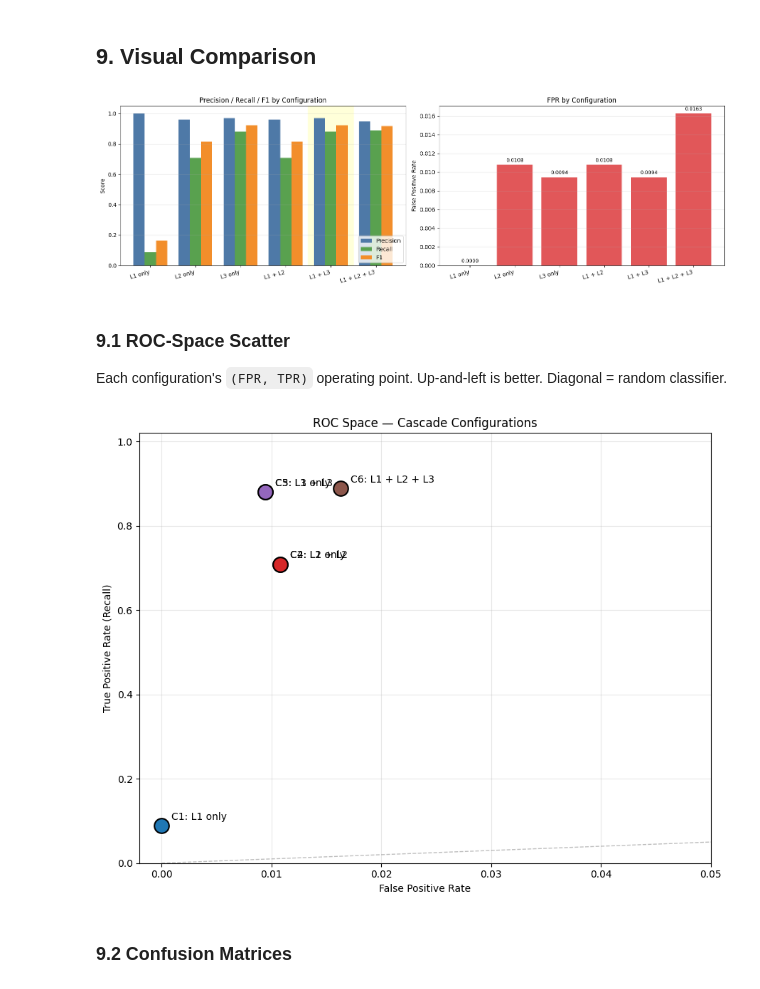
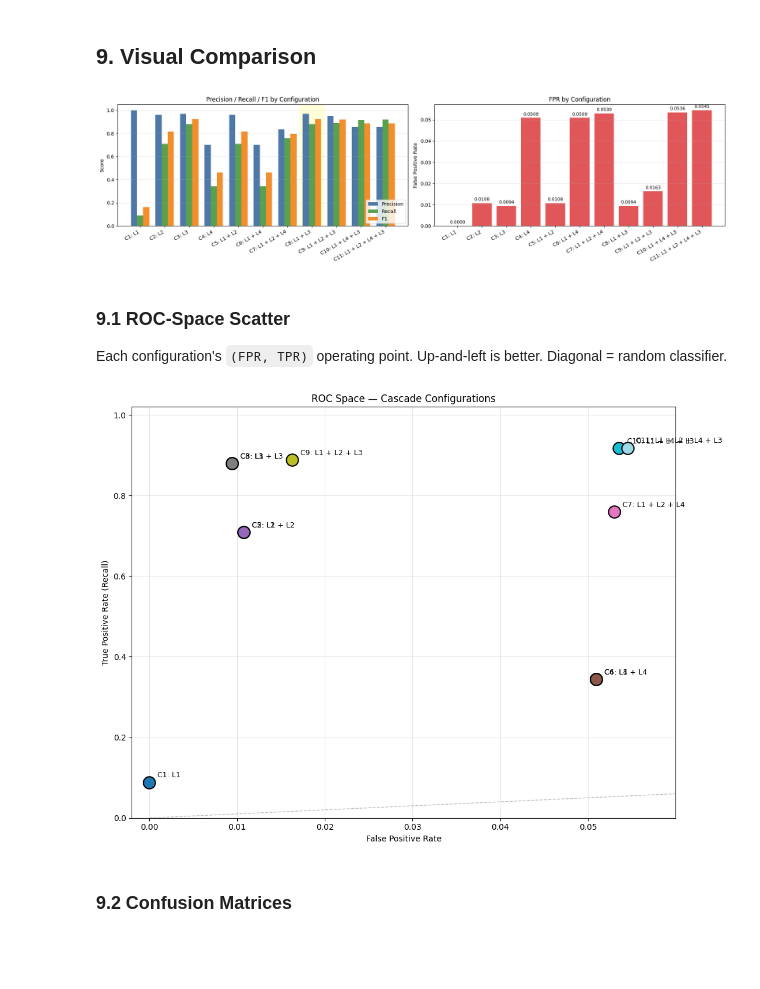
Before and after one commit to nvh12/log-analyzer, a Jupyter notebook: log-analysis/training/webattack/web_attack_cascade_comparison.ipynb, the cells around one changed output. Drawn from its saved outputs; the diff is of its cells as text; code cells hidden in the pictures; blank space fills up the shorter version.

Commit message:
Update test, docs and web attack comparison notebook

```diff
--- a/log-analysis/training/webattack/web_attack_cascade_comparison.ipynb
+++ b/log-analysis/training/webattack/web_attack_cascade_comparison.ipynb
@@ -436,8 +454,10 @@ Each layer is applied independently to the full test set. Cascade configurations
 y_l1 = layer1_predict(df_test)
 y_l2 = layer2_predict(X_test)
 y_l3 = layer3_predict(X_test)
+y_l4 = layer4_predict(X_test)
 
-print(f"L1 (Regex)   flagged: {y_l1.sum():>6,} / {len(y_l1):,}")
-print(f"L2 (OC-SVM)  flagged: {y_l2.sum():>6,} / {len(y_l2):,}")
-print(f"L3 (XGBoost) flagged: {y_l3.sum():>6,} / {len(y_l3):,}")
+print(f"L1 (Regex)            flagged: {y_l1.sum():>6,} / {len(y_l1):,}")
+print(f"L2 (OC-SVM)           flagged: {y_l2.sum():>6,} / {len(y_l2):,}")
+print(f"L3 (XGBoost)          flagged: {y_l3.sum():>6,} / {len(y_l3):,}")
+print(f"L4 (Isolation Forest) flagged: {y_l4.sum():>6,} / {len(y_l4):,}")
 # %% [output]
@@ -453,14 +474,19 @@ L3 (XGBoost) flagged: 11,369 / 48,533
 Each configuration is the logical union (`np.maximum`) of its component layers' predictions.
 # %%
 configurations = [
-    ("C1", "L1 only",        y_l1),
-    ("C2", "L2 only",        y_l2),
-    ("C3", "L3 only",        y_l3),
-    ("C4", "L1 + L2",        np.maximum(y_l1, y_l2)),
-    ("C5", "L1 + L3",        np.maximum(y_l1, y_l3)),
-    ("C6", "L1 + L2 + L3",   np.maximum.reduce([y_l1, y_l2, y_l3])),
+    ("C1",  "L1",                "Regex baseline",                       y_l1),
+    ("C2",  "L2",                "OC-SVM standalone",                    y_l2),
+    ("C3",  "L3",                "XGBoost standalone",                   y_l3),
+    ("C4",  "L4",                "Isolation Forest standalone",          y_l4),
+    ("C5",  "L1 + L2",           "Unsupervised only (OC-SVM)",           np.maximum(y_l1, y_l2)),
+    ("C6",  "L1 + L4",           "Unsupervised only (Isolation Forest)", np.maximum(y_l1, y_l4)),
+    ("C7",  "L1 + L2 + L4",      "Unsupervised only (both)",             np.maximum.reduce([y_l1, y_l2, y_l4])),
+    ("C8",  "L1 + L3",           "XGBoost only (Plan.md spec)",          np.maximum(y_l1, y_l3)),
+    ("C9",  "L1 + L2 + L3",      "OC-SVM + XGBoost",                     np.maximum.reduce([y_l1, y_l2, y_l3])),
+    ("C10", "L1 + L4 + L3",      "Isolation Forest + XGBoost",           np.maximum.reduce([y_l1, y_l4, y_l3])),
+    ("C11", "L1 + L2 + L4 + L3", "Everything",                           np.maximum.reduce([y_l1, y_l2, y_l4, y_l3])),
 ]
 
-for cid, name, pred in configurations:
-    print(f"  {cid}: {name:<14} flagged = {pred.sum():>6,}")
+for cid, layers, case, pred in configurations:
+    print(f"  {cid:<4} {layers:<18} {case:<40} flagged = {pred.sum():>6,}")
 # %% [output]
@@ -476,7 +507,7 @@ for cid, name, pred in configurations:
 Precision, Recall, F1, and FPR for each configuration on the same held-out test set.
 # %%
 rows = []
-for cid, name, pred in configurations:
+for cid, layers, case, pred in configurations:
     tp = ((pred == 1) & (y_test == 1)).sum()
     fp = ((pred == 1) & (y_test == 0)).sum()
     fn = ((pred == 0) & (y_test == 1)).sum()
@@ -485,7 +516,7 @@ for cid, name, pred in configurations:
     f  = f1_score(y_test, pred, zero_division=0)
     fpr = fp / total_benign
     rows.append({
-        "ID": cid, "Configuration": name,
+        "ID": cid, "Configuration": layers, "Case": case,
         "Precision": p, "Recall": r, "F1": f, "FPR": fpr,
         "TP": tp, "FP": fp, "FN": fn,
     })
@@ -524,52 +560,52 @@ Lowest FPR:     L1 only         FPR = 0.0000
 # %% [markdown]
 ## 9. Visual Comparison
 # %%
-fig, axes = plt.subplots(1, 2, figsize=(16, 5))
+fig, axes = plt.subplots(1, 2, figsize=(18, 5))
 
 x = np.arange(len(results))
 width = 0.25
 
 axes[0].bar(x - width, results["Precision"], width, label="Precision", color="#4e79a7")
 axes[0].bar(x,         results["Recall"],    width, label="Recall",    color="#59a14f")
 axes[0].bar(x + width, results["F1"],        width, label="F1",        color="#f28e2b")
 axes[0].set_xticks(x)
-axes[0].set_xticklabels(results["Configuration"], rotation=15, ha="right")
+axes[0].set_xticklabels(results["ID"] + ": " + results["Configuration"], rotation=30, ha="right")
 axes[0].set_ylabel("Score")
 axes[0].set_title("Precision / Recall / F1 by Configuration")
 axes[0].set_ylim([0, 1.05])
 axes[0].legend(loc="lower right")
 axes[0].grid(True, axis="y", alpha=0.3)
 axes[0].axvspan(best_f1_idx - 0.5, best_f1_idx + 0.5, color="yellow", alpha=0.15, zorder=0)
 
 axes[1].bar(x, results["FPR"], color="#e15759")
 axes[1].set_xticks(x)
-axes[1].set_xticklabels(results["Configuration"], rotation=15, ha="right")
+axes[1].set_xticklabels(results["ID"] + ": " + results["Configuration"], rotation=30, ha="right")
 axes[1].set_ylabel("False Positive Rate")
 axes[1].set_title("FPR by Configuration")
 axes[1].grid(True, axis="y", alpha=0.3)
 for i, v in enumerate(results["FPR"]):
     axes[1].text(i, v + max(results['FPR']) * 0.02, f"{v:.4f}",
                  ha="center", fontsize=9)
 
 plt.tight_layout()
 plt.show()
 # %% [output]
-[figure, old version]
+[figure, new version]
 # %% [markdown]
 ### 9.1 ROC-Space Scatter
 
 Each configuration's `(FPR, TPR)` operating point. Up-and-left is better. Diagonal = random classifier.
 # %%
-fig, ax = plt.subplots(figsize=(9, 7))
-colors = plt.cm.tab10(np.arange(len(results)))
+fig, ax = plt.subplots(figsize=(11, 8))
+colors = plt.cm.tab20(np.linspace(0, 1, len(configurations)))
 
-for i, (cid, name, pred) in enumerate(configurations):
+for i, (cid, layers, case, pred) in enumerate(configurations):
     fpr_i = results.loc[i, "FPR"]
     tpr_i = results.loc[i, "Recall"]
     ax.scatter(fpr_i, tpr_i, s=220, color=colors[i], edgecolor="black",
                linewidth=1.5, zorder=5)
-    ax.annotate(f"{cid}: {name}", (fpr_i, tpr_i),
-                xytext=(10, 6), textcoords="offset points", fontsize=10)
+    ax.annotate(f"{cid}: {layers}", (fpr_i, tpr_i),
+                xytext=(10, 6), textcoords="offset points", fontsize=9)
 
 ax.plot([0, 1], [0, 1], ls="--", color="gray", lw=1, alpha=0.5)
 ax.set_xlabel("False Positive Rate")
@@ -581,7 +617,7 @@ ax.grid(True, alpha=0.3)
 plt.tight_layout()
 plt.show()
 # %% [output]
-[figure, old version]
+[figure, new version]
 # %% [markdown]
 ### 9.2 Confusion Matrices
 # %%
```
Also changed, not shown: parts of 15 cells of this notebook, 45 other files.
